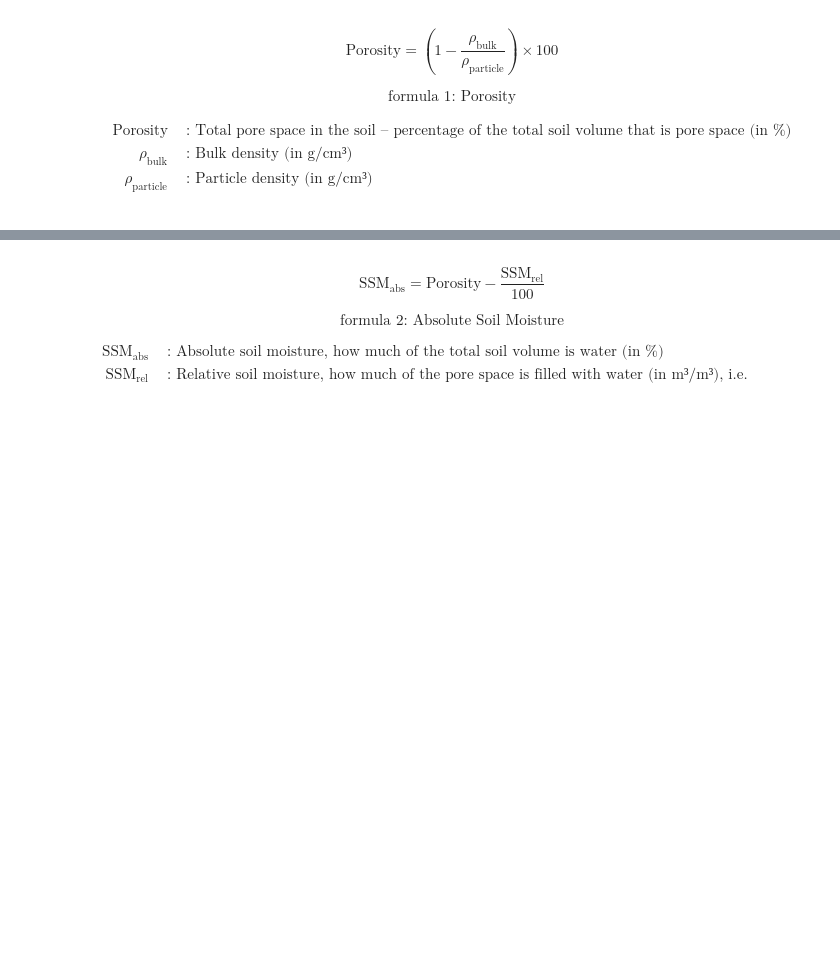
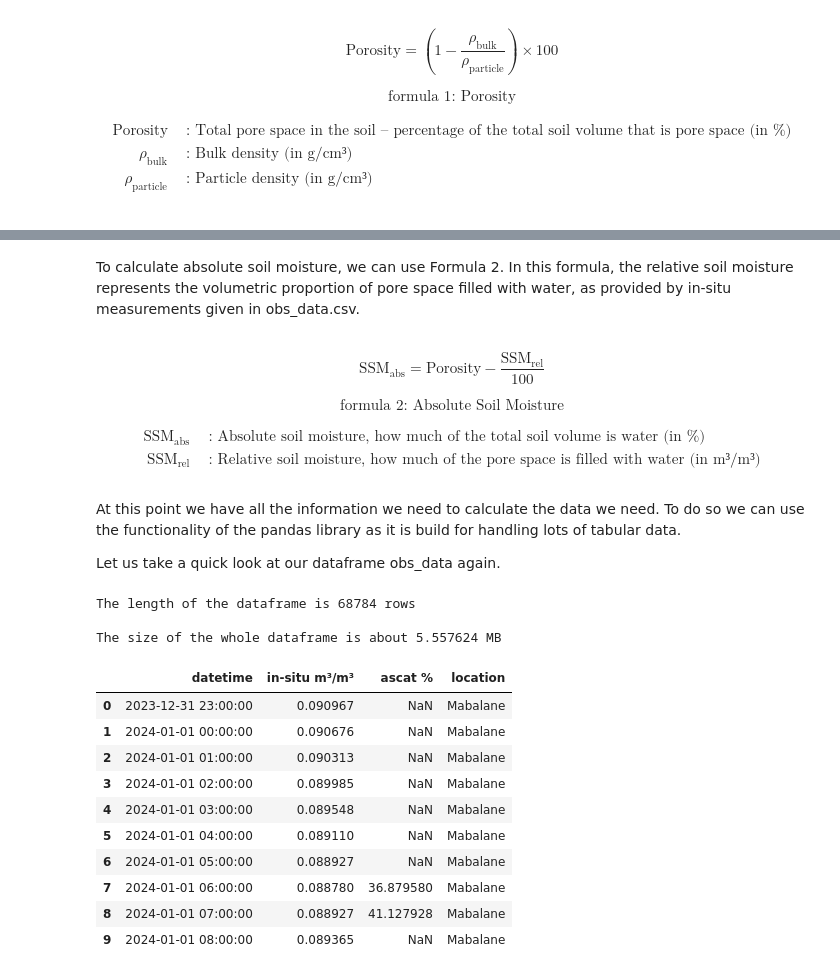
Before and after one commit to TUW-GEO/environmental-remote-sensing, a Jupyter notebook: drysat/drysat_teach.ipynb, the cells around one changed output, grey strips where cells are left out. Saved outputs shown, nothing was run; the diff lists cells and outputs as text; code cells hidden in the pictures; blank space fills up the shorter version.

```diff
--- a/drysat/drysat_teach.ipynb
+++ b/drysat/drysat_teach.ipynb
@@ -276,3 +280,5 @@ $$
+# %% [markdown]
+To calculate absolute soil moisture, we can use Formula 2. In this formula, the relative soil moisture represents the volumetric proportion of pore space filled with water, as provided by in-situ measurements given in obs_data.csv.
 # %% [markdown]
 $$
 \text{SSM}_{\text{abs}} = \text{Porosity} - \frac{\text{SSM}_{\text{rel}}}{100}
@@ -287,6 +293,32 @@ $$
 $$
 \begin{aligned}
 \text{SSM}_{\text{abs}} &\quad \text{: Absolute soil moisture, how much of the total soil volume is water (in \%)} \\
-\text{SSM}_{\text{rel}} &\quad \text{: Relative soil moisture, how much of the pore space is filled with water (in m³/m³), i.e. volumetric space filled with water given in in-situ data}
+\text{SSM}_{\text{rel}} &\quad \text{: Relative soil moisture, how much of the pore space is filled with water (in m³/m³)}
 \end{aligned}
 $$
+# %% [markdown]
+At this point we have all the information we need to calculate the data we need. To do so we can use the functionality of the pandas library as it is build for handling lots of tabular data.
+
+Let us take a quick look at our dataframe obs_data again.
+# %%
+import sys
+
+print("The length of the dataframe is", len(obs_data), "rows", "\n")
+print("The size of the whole dataframe is about", sys.getsizeof(obs_data)/(10**6), "MB")
+
+obs_data.head(10)
+# %% [output]
+The length of the dataframe is 68784 rows
+
+The size of the whole dataframe is about 5.557624 MB
+|  | datetime | in-situ m³/m³ | ascat % | location |
+| 0 | 2023-12-31 23:00:00 | 0.090967 | NaN | Mabalane |
+| 1 | 2024-01-01 00:00:00 | 0.090676 | NaN | Mabalane |
+| 2 | 2024-01-01 01:00:00 | 0.090313 | NaN | Mabalane |
+| 3 | 2024-01-01 02:00:00 | 0.089985 | NaN | Mabalane |
+| 4 | 2024-01-01 03:00:00 | 0.089548 | NaN | Mabalane |
+| 5 | 2024-01-01 04:00:00 | 0.089110 | NaN | Mabalane |
+| 6 | 2024-01-01 05:00:00 | 0.088927 | NaN | Mabalane |
+| 7 | 2024-01-01 06:00:00 | 0.088780 | 36.879580 | Mabalane |
+| 8 | 2024-01-01 07:00:00 | 0.088927 | 41.127928 | Mabalane |
+| 9 | 2024-01-01 08:00:00 | 0.089365 | NaN | Mabalane |
```
Also changed, not shown: parts of 11 cells of this notebook.
